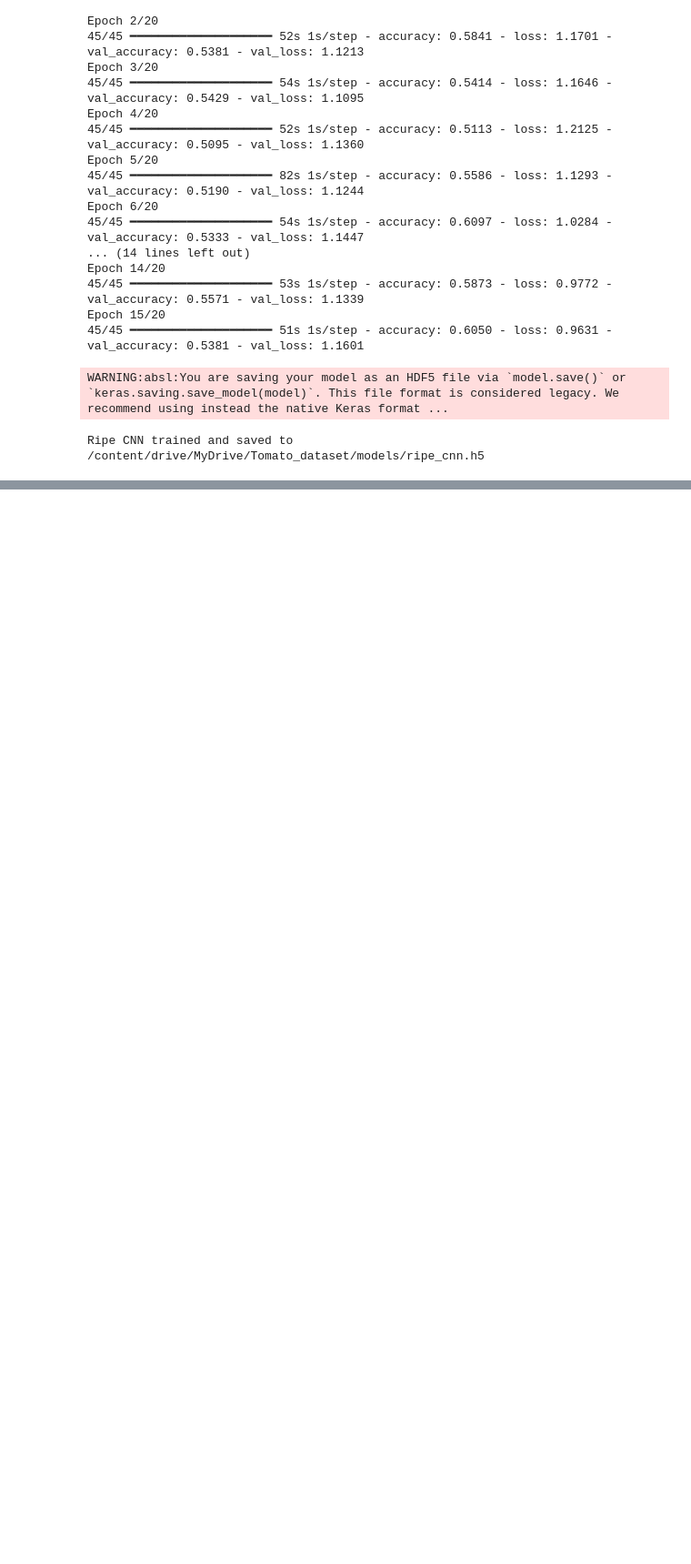
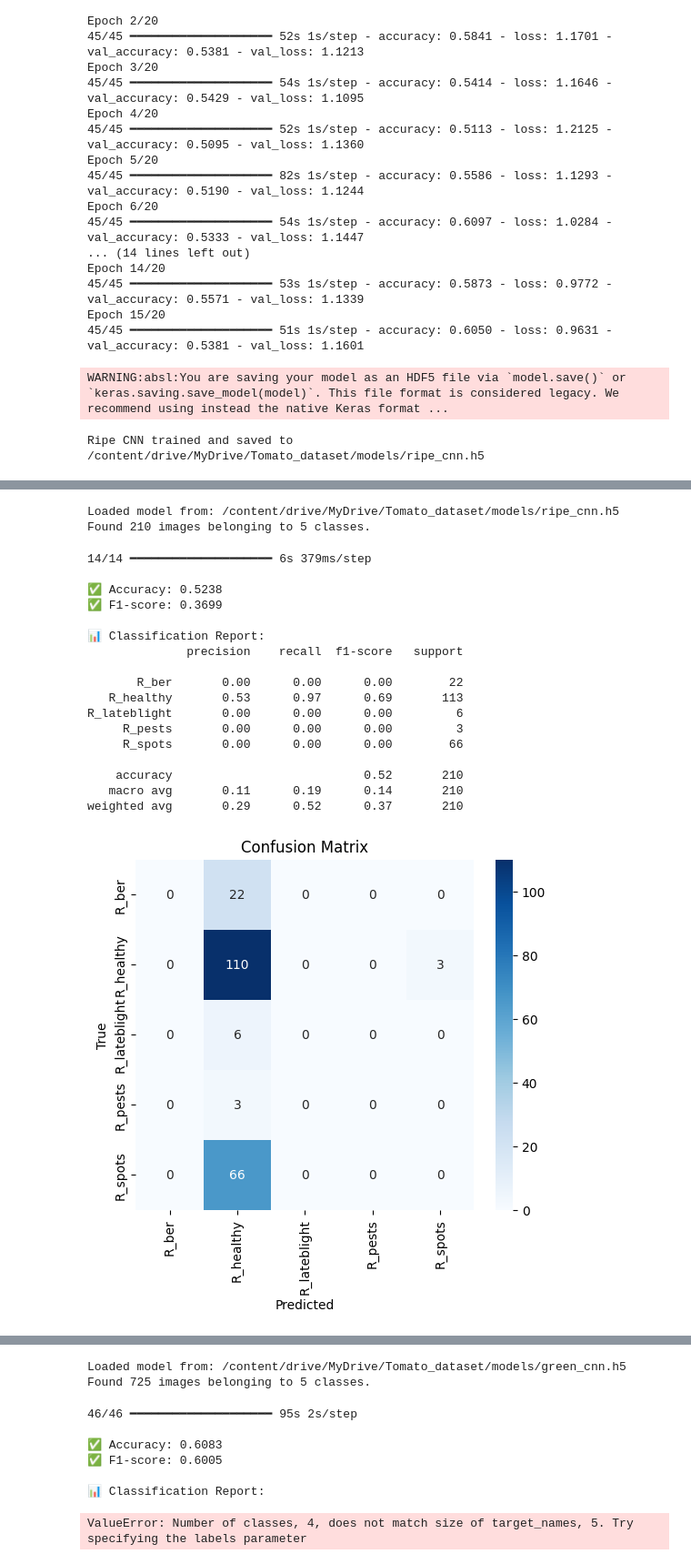
Before and after one commit to ChiriKamau/limaAI, a Jupyter notebook: notebooks/CNN_model.ipynb, the cells around one changed output, grey strips where cells are left out. Shown at 91% size. Saved outputs shown, nothing was run; the diff lists cells and outputs as text; code cells hidden in the pictures; blank space fills up the shorter version.

```diff
--- a/notebooks/CNN_model.ipynb
+++ b/notebooks/CNN_model.ipynb
@@ -152,0 +367,15 @@ green_model.save('/content/drive/MyDrive/Tomato_dataset/models/green_cnn.keras')
+# %%
+# Cell 3: Evaluate Ripe and Green Tomato CNN models (.h5)
+
+# Evaluate Ripe Model
+evaluate_model(
+    model_path='/content/drive/MyDrive/Tomato_dataset/models/ripe_cnn.h5',
+    data_dir='/content/drive/MyDrive/Tomato_dataset/cnn_crops/ripe/val'
+)
+
+# Evaluate Green Model
+evaluate_model(
+    model_path='/content/drive/MyDrive/Tomato_dataset/models/green_cnn.h5',
+    data_dir='/content/drive/MyDrive/Tomato_dataset/cnn_crops/green/val'
+)
+# %% [output]
@@ -152,0 +383,20 @@ green_model.save('/content/drive/MyDrive/Tomato_dataset/models/green_cnn.keras')
+Loaded model from: /content/drive/MyDrive/Tomato_dataset/models/ripe_cnn.h5
+Found 210 images belonging to 5 classes.
+14/14 ━━━━━━━━━━━━━━━━━━━━ 6s 379ms/step
+
+✅ Accuracy: 0.5238
+✅ F1-score: 0.3699
+
+📊 Classification Report:
+              precision    recall  f1-score   support
+
+       R_ber       0.00      0.00      0.00        22
+   R_healthy       0.53      0.97      0.69       113
+R_lateblight       0.00      0.00      0.00         6
+     R_pests       0.00      0.00      0.00         3
+     R_spots       0.00      0.00      0.00        66
+
+    accuracy                           0.52       210
+   macro avg       0.11      0.19      0.14       210
+weighted avg       0.29      0.52      0.37       210
+[figure, added]
@@ -152,0 +404,9 @@ green_model.save('/content/drive/MyDrive/Tomato_dataset/models/green_cnn.keras')
+Loaded model from: /content/drive/MyDrive/Tomato_dataset/models/green_cnn.h5
+Found 725 images belonging to 5 classes.
+46/46 ━━━━━━━━━━━━━━━━━━━━ 95s 2s/step
+
+✅ Accuracy: 0.6083
+✅ F1-score: 0.6005
+
+📊 Classification Report:
+ValueError: Number of classes, 4, does not match size of target_names, 5. Try specifying the labels parameter
```
Also changed, not shown: parts of 6 cells of this notebook.
